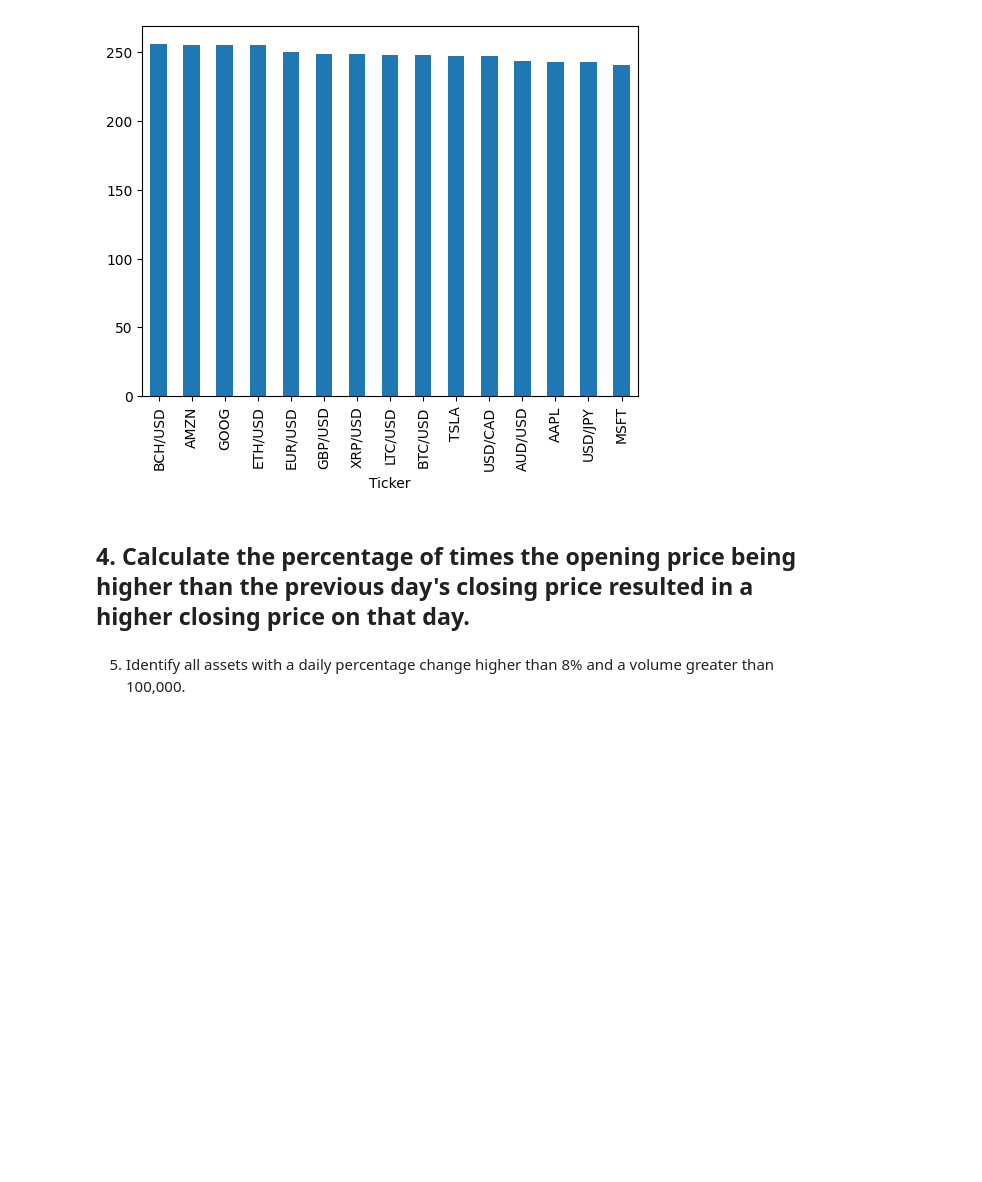
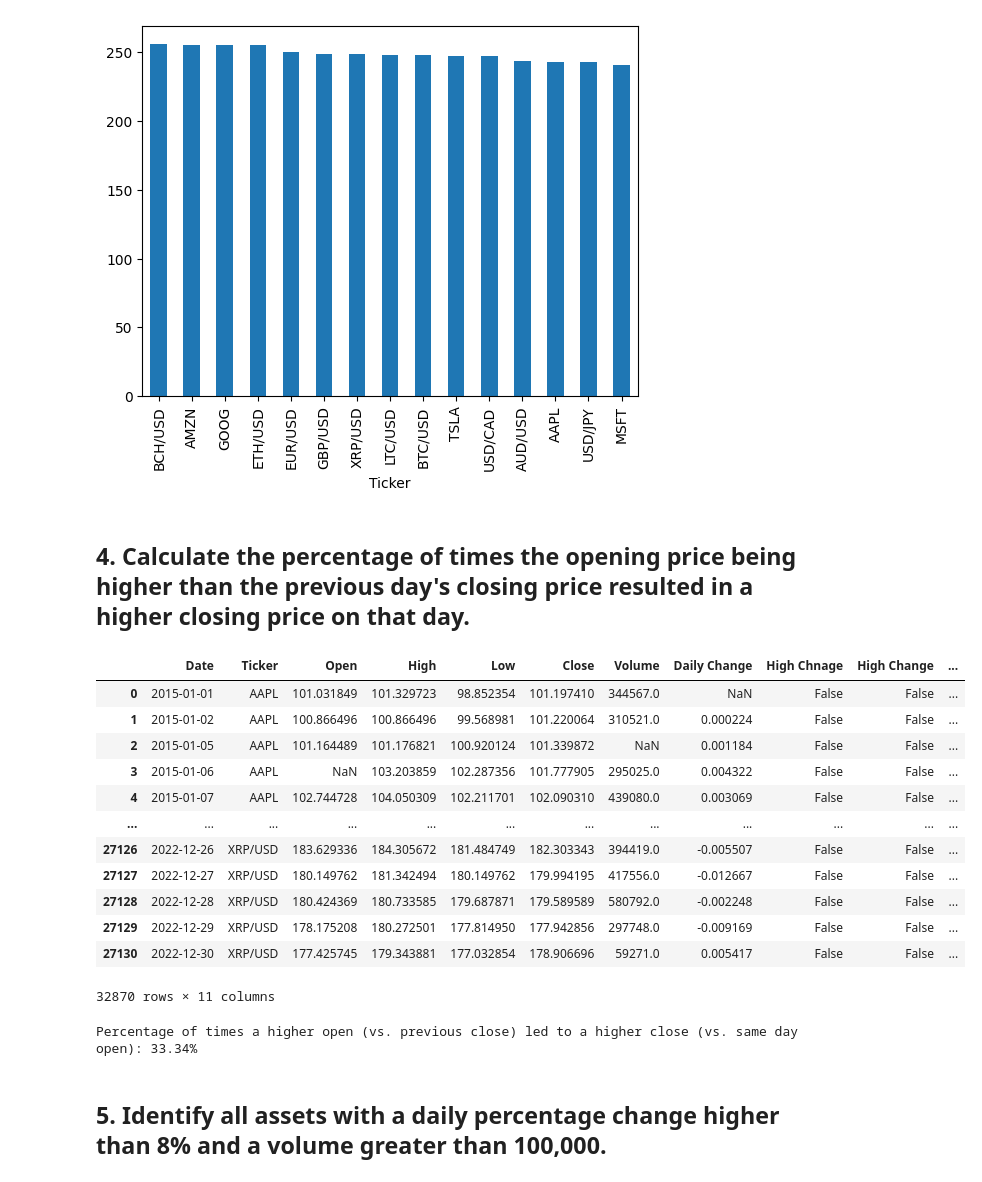
Before and after one commit to Arpit-Baranwal/Machine-Learning-, a Jupyter notebook: Stock_Analysis.ipynb, the cells around one changed output. Saved outputs shown, nothing was run; the diff lists cells and outputs as text; code cells hidden in the pictures; blank space fills up the shorter version.

```diff
--- a/Stock_Analysis.ipynb
+++ b/Stock_Analysis.ipynb
@@ -212,5 +214,52 @@ increased_counts.plot(kind='bar')
 # %% [markdown]
 
 ## 4. Calculate the percentage of times the opening price being higher than the previous day's closing price resulted in a higher closing price on that day.
+# %%
+algo_df['Date'] = pd.to_datetime(algo_df['Date'])
+algo_df = algo_df.sort_values(by=['Ticker', 'Date'])
+algo_df['Previous Close'] = algo_df.groupby('Ticker')['Close'].shift(1)
+algo_df
+# %% [output]
+|  | Date | Ticker | Open | High | Low | Close | Volume | Daily Change | High Chnage | High Change | ... |
+| 0 | 2015-01-01 | AAPL | 101.031849 | 101.329723 | 98.852354 | 101.197410 | 344567.0 | NaN | False | False | ... |
+| 1 | 2015-01-02 | AAPL | 100.866496 | 100.866496 | 99.568981 | 101.220064 | 310521.0 | 0.000224 | False | False | ... |
+| 2 | 2015-01-05 | AAPL | 101.164489 | 101.176821 | 100.920124 | 101.339872 | NaN | 0.001184 | False | False | ... |
+| 3 | 2015-01-06 | AAPL | NaN | 103.203859 | 102.287356 | 101.777905 | 295025.0 | 0.004322 | False | False | ... |
+| 4 | 2015-01-07 | AAPL | 102.744728 | 104.050309 | 102.211701 | 102.090310 | 439080.0 | 0.003069 | False | False | ... |
+| ... | ... | ... | ... | ... | ... | ... | ... | ... | ... | ... | ... |
+| 27126 | 2022-12-26 | XRP/USD | 183.629336 | 184.305672 | 181.484749 | 182.303343 | 394419.0 | -0.005507 | False | False | ... |
+| 27127 | 2022-12-27 | XRP/USD | 180.149762 | 181.342494 | 180.149762 | 179.994195 | 417556.0 | -0.012667 | False | False | ... |
+| 27128 | 2022-12-28 | XRP/USD | 180.424369 | 180.733585 | 179.687871 | 179.589589 | 580792.0 | -0.002248 | False | False | ... |
+| 27129 | 2022-12-29 | XRP/USD | 178.175208 | 180.272501 | 177.814950 | 177.942856 | 297748.0 | -0.009169 | False | False | ... |
+| 27130 | 2022-12-30 | XRP/USD | 177.425745 | 179.343881 | 177.032854 | 178.906696 | 59271.0 | 0.005417 | False | False | ... |
+32870 rows × 11 columns
+# %%
+algo_df['Date'] = pd.to_datetime(algo_df['Date'])
+algo_df = algo_df.sort_values(by=['Ticker', 'Date'])
+algo_df['Previous Close'] = algo_df.groupby('Ticker')['Close'].shift(1)
+
+#Opening price is higher than the previous day's closing price
+cond1 = algo_df['Open'] > algo_df['Previous Close']
+
+#Closing price is higher than the opening price on that day
+cond2 = algo_df['Close'] > algo_df['Open']
+
+#opening price was higher than previous day's close
+higher_open_cases = algo_df[cond1]
+
+#both conditions are true
+successful_cases_count = higher_open_cases[cond2].shape[0]
+
+# Total cases where opening price was higher than previous day's close
+total_higher_open_cases = higher_open_cases.shape[0]
+
+# Calculate the percentage
+if total_higher_open_cases > 0:
+    percentage = (successful_cases_count / total_higher_open_cases) * 100
+    print(f"Percentage of times a higher open (vs. previous close) led to a higher close (vs. same day open): {percentage:.2f}%")
+else:
+    print("No cases found where the opening price was higher than the previous day's closing price.")
+# %% [output]
+Percentage of times a higher open (vs. previous close) led to a higher close (vs. same day open): 33.34%
 # %% [markdown]
-5. Identify all assets with a daily percentage change higher than 8% and a volume greater than 100,000.
+## 5. Identify all assets with a daily percentage change higher than 8% and a volume greater than 100,000.
```
Also changed, not shown: parts of 10 cells of this notebook.
